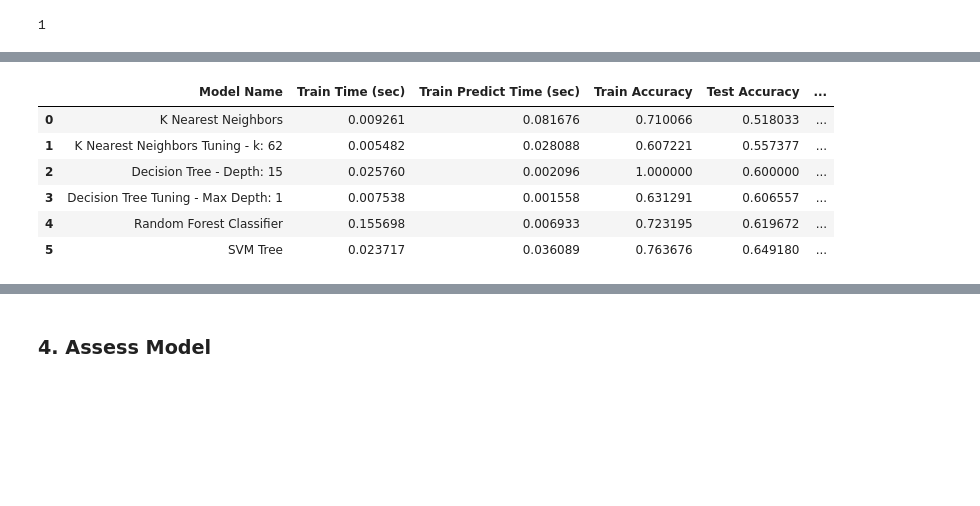
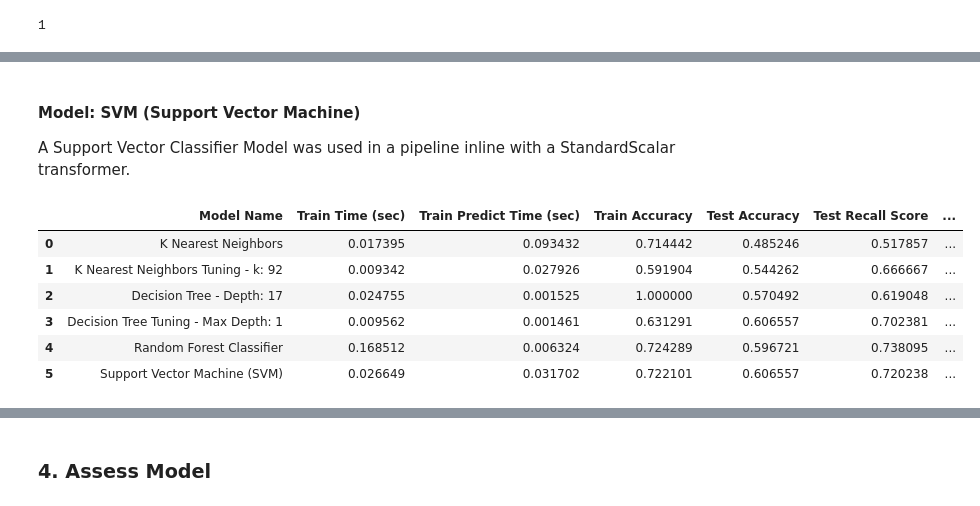
Before and after one commit to im360wayne/AI-ML-StockMarketPredictions, a Jupyter notebook: StockMarketPredictions.ipynb, the cells around one changed output, grey strips where cells are left out. Cells and saved outputs as stored; diff of their text form; code cells hidden in the pictures; blank space fills up the shorter version.

```diff
--- a/StockMarketPredictions.ipynb
+++ b/StockMarketPredictions.ipynb
@@ -956,8 +1080,9 @@ modeling_cross_validation.loc[len(modeling_cross_validation)] = [
     predict_secs,
     accuracy_score(train_preds, y_train),
     accuracy_score (test_preds, y_test),
+    metrics.recall_score(y_test, test_preds, pos_label='UP'),
     metrics.precision_score(y_test, test_preds, pos_label='UP'),
-    metrics.recall_score(y_test, test_preds, pos_label='UP')
+    metrics.f1_score(y_test, test_preds, pos_label='UP')
    ]
 
 modeling_cross_validation
@@ -977,7 +1107,8 @@ parameters = {'dtc__max_depth': parameters_values}
 
 dtc_pipe_search = GridSearchCV(estimator = dt_pipe,
                                param_grid = parameters,
-                               scoring = "accuracy")
+                               scoring = "f1_micro"
+                               )
 
 dtc_pipe_search.fit(X_train, y_train)
 dtc_pipe_search.best_estimator_
@@ -1018,8 +1149,9 @@ modeling_cross_validation.loc[len(modeling_cross_validation)] = [
     predict_secs,
     accuracy_score(train_preds, y_train),
     accuracy_score (test_preds, y_test),
+    metrics.recall_score(y_test, test_preds, pos_label='UP'),
     metrics.precision_score(y_test, test_preds, pos_label='UP'),
-    metrics.recall_score(y_test, test_preds, pos_label='UP')
+    metrics.f1_score(y_test, test_preds, pos_label='UP')
    ]
 
 modeling_cross_validation
@@ -1039,7 +1212,7 @@ dtc_pipe_search.best_estimator_['dtc'].tree_.max_depth
 #Random Forest Classifier
 rfc_pipe = Pipeline([('transform', preprocessor),
                      ('rfc', RandomForestClassifier(n_estimators=100,
-                                                    min_samples_split=100))])
+                                                    min_samples_split=100,random_state=42))])
 
 start = time.time()
 rfc_pipe.fit(X_train, y_train)
@@ -1057,8 +1230,9 @@ modeling_cross_validation.loc[len(modeling_cross_validation)] = [
     predict_secs,
     accuracy_score(train_preds, y_train),
     accuracy_score (test_preds, y_test),
+    metrics.recall_score(y_test, test_preds, pos_label='UP'),
     metrics.precision_score(y_test, test_preds, pos_label='UP'),
-    metrics.recall_score(y_test, test_preds, pos_label='UP')
+    metrics.f1_score(y_test, test_preds, pos_label='UP')
    ]
 
 modeling_cross_validation
@@ -1074,35 +1251,40 @@ modeling_cross_validation
+# %% [markdown]
+#### Model: SVM (Support Vector Machine)
+
+A Support Vector Classifier Model was used in a pipeline inline with a StandardScalar transformer.
 # %%
 # SVM
 
 svm_pipe = Pipeline([('transform', preprocessor),
                      ('svc',SVC())])
 
 start = time.time()
 svm_pipe.fit(X_train, y_train)
 train_secs = time.time()-start
 
 start = time.time()
 train_preds = svm_pipe.predict(X_train)
 predict_secs = time.time()-start
 test_preds = svm_pipe.predict(X_test)
 
 modeling_cross_validation.loc[len(modeling_cross_validation)] = [
-    "SVM Tree",
+    "Support Vector Machine (SVM)",
     train_secs,
     predict_secs,
     accuracy_score(train_preds, y_train),
     accuracy_score (test_preds, y_test),
+    metrics.recall_score(y_test, test_preds, pos_label='UP'),
     metrics.precision_score(y_test, test_preds, pos_label='UP'),
-    metrics.recall_score(y_test, test_preds, pos_label='UP')
+    metrics.f1_score(y_test, test_preds, pos_label='UP')
    ]
 
 
 modeling_cross_validation
 # %% [output]
-|  | Model Name | Train Time (sec) | Train Predict Time (sec) | Train Accuracy | Test Accuracy | ... |
-| 0 | K Nearest Neighbors | 0.009261 | 0.081676 | 0.710066 | 0.518033 | ... |
-| 1 | K Nearest Neighbors Tuning - k: 62 | 0.005482 | 0.028088 | 0.607221 | 0.557377 | ... |
-| 2 | Decision Tree - Depth: 15 | 0.025760 | 0.002096 | 1.000000 | 0.600000 | ... |
-| 3 | Decision Tree Tuning - Max Depth: 1 | 0.007538 | 0.001558 | 0.631291 | 0.606557 | ... |
-| 4 | Random Forest Classifier | 0.155698 | 0.006933 | 0.723195 | 0.619672 | ... |
-| 5 | SVM Tree | 0.023717 | 0.036089 | 0.763676 | 0.649180 | ... |
+|  | Model Name | Train Time (sec) | Train Predict Time (sec) | Train Accuracy | Test Accuracy | Test Recall Score | ... |
+| 0 | K Nearest Neighbors | 0.017395 | 0.093432 | 0.714442 | 0.485246 | 0.517857 | ... |
+| 1 | K Nearest Neighbors Tuning - k: 92 | 0.009342 | 0.027926 | 0.591904 | 0.544262 | 0.666667 | ... |
+| 2 | Decision Tree - Depth: 17 | 0.024755 | 0.001525 | 1.000000 | 0.570492 | 0.619048 | ... |
+| 3 | Decision Tree Tuning - Max Depth: 1 | 0.009562 | 0.001461 | 0.631291 | 0.606557 | 0.702381 | ... |
+| 4 | Random Forest Classifier | 0.168512 | 0.006324 | 0.724289 | 0.596721 | 0.738095 | ... |
+| 5 | Support Vector Machine (SVM) | 0.026649 | 0.031702 | 0.722101 | 0.606557 | 0.720238 | ... |
```
Also changed, not shown: parts of 63 cells of this notebook, 20 other files.
